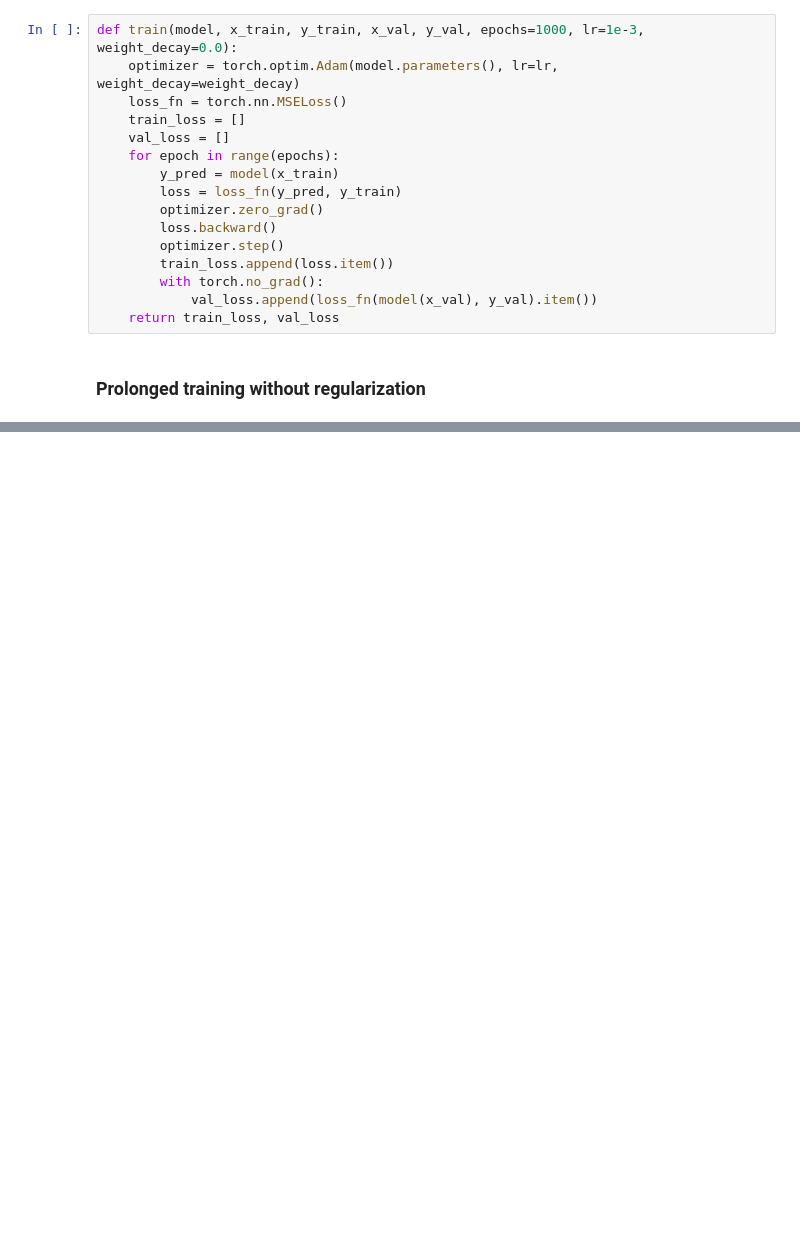
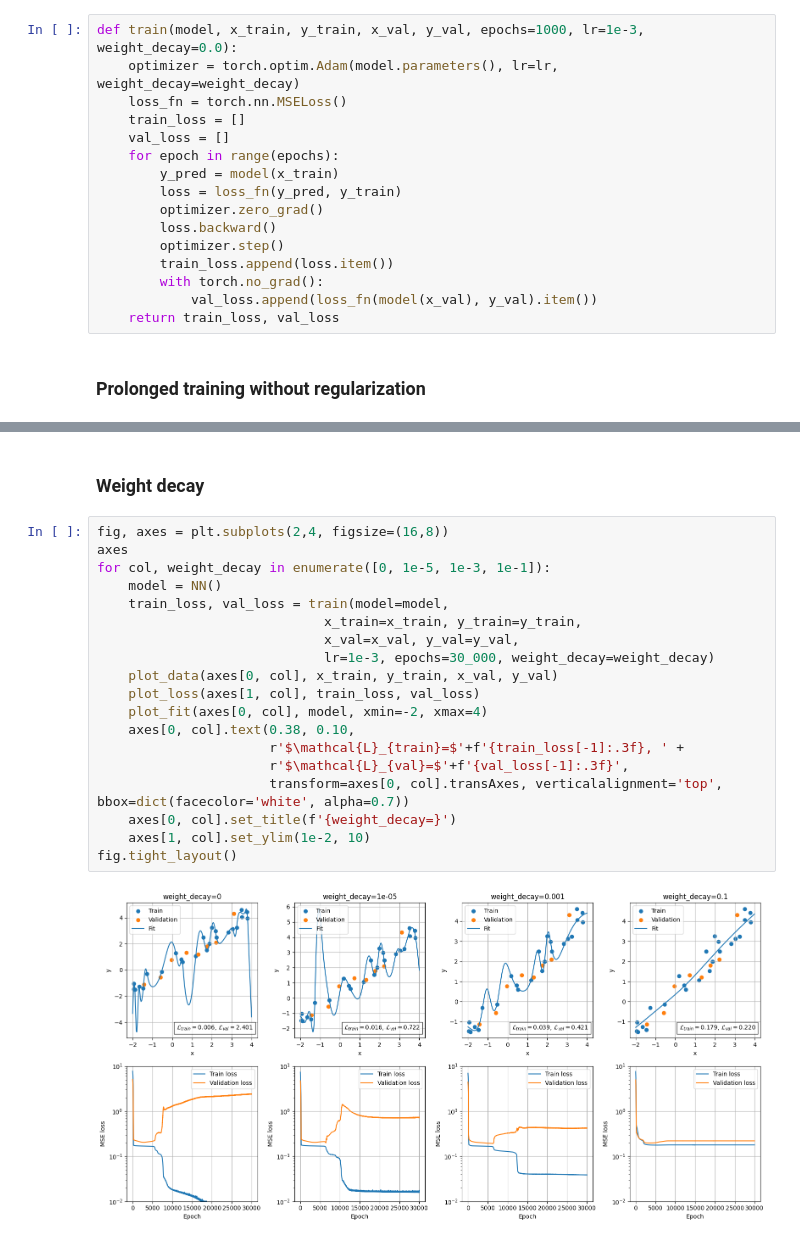
Before and after one commit to EmiloKatten/CompPhys, a Jupyter notebook: 11 Physics-informed NN/exercises.ipynb, the cells around one changed output, grey strips where cells are left out. Saved outputs shown, nothing was run; the diff lists cells and outputs as text; blank space fills up the shorter version.

```diff
--- a/11 Physics-informed NN/exercises.ipynb
+++ b/11 Physics-informed NN/exercises.ipynb
@@ -243,0 +250,23 @@ plot_fit(axes[0], model, xmin=-2, xmax=4)
+# %% [markdown]
+### Weight decay
+# %%
+fig, axes = plt.subplots(2,4, figsize=(16,8))
+axes
+for col, weight_decay in enumerate([0, 1e-5, 1e-3, 1e-1]):
+	model = NN()
+	train_loss, val_loss = train(model=model,
+							 x_train=x_train, y_train=y_train,
+							 x_val=x_val, y_val=y_val,
+							 lr=1e-3, epochs=30_000, weight_decay=weight_decay)
+	plot_data(axes[0, col], x_train, y_train, x_val, y_val)
+	plot_loss(axes[1, col], train_loss, val_loss)
+	plot_fit(axes[0, col], model, xmin=-2, xmax=4)
+	axes[0, col].text(0.38, 0.10,
+					  r'$\mathcal{L}_{train}=$'+f'{train_loss[-1]:.3f}, ' +
+					  r'$\mathcal{L}_{val}=$'+f'{val_loss[-1]:.3f}',
+					  transform=axes[0, col].transAxes, verticalalignment='top', bbox=dict(facecolor='white', alpha=0.7))
+	axes[0, col].set_title(f'{weight_decay=}')
+	axes[1, col].set_ylim(1e-2, 10)
+fig.tight_layout()
+# %% [output]
+[figure, added]
```
Also changed, not shown: parts of 86 cells of this notebook, 10 other files.
